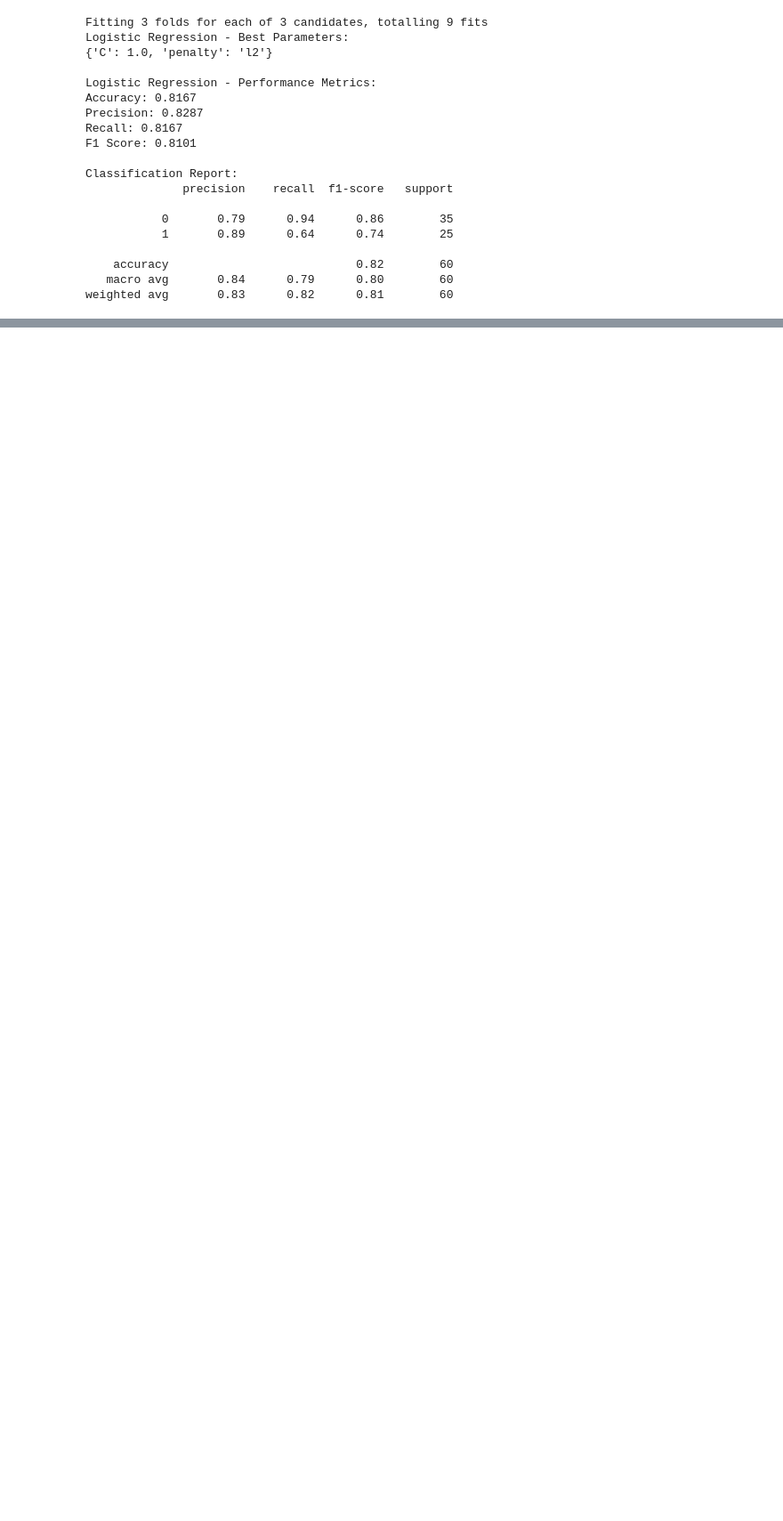
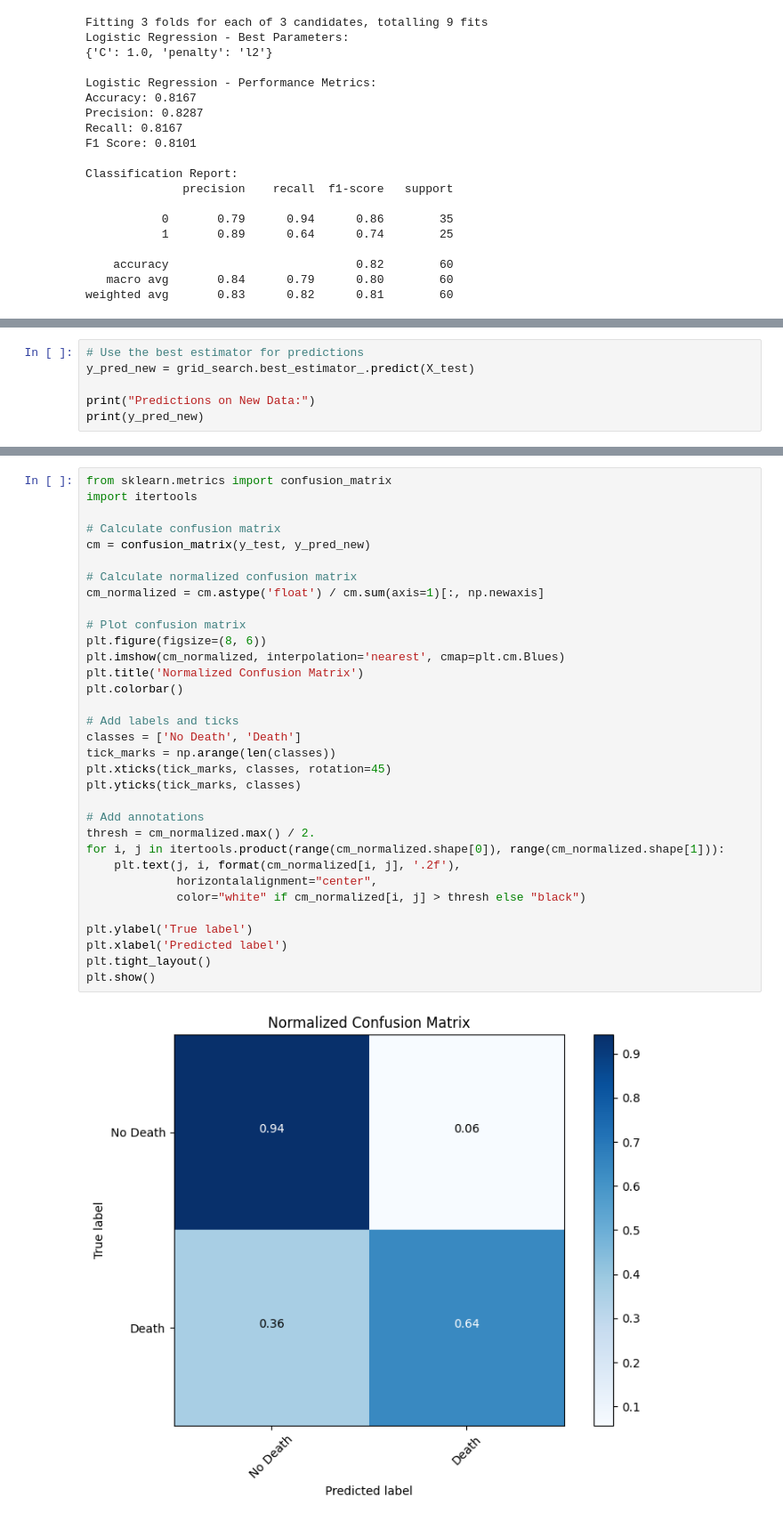
Before and after one commit to klbailey/ADA, a Jupyter notebook: Healthcare_and_Medical_Research_Final_Project.ipynb, the cells around one changed output, grey strips where cells are left out. Shown at 89% size. Drawn from its saved outputs; the diff is of its cells as text; blank space fills up the shorter version.

```diff
--- a/Healthcare_and_Medical_Research_Final_Project.ipynb
+++ b/Healthcare_and_Medical_Research_Final_Project.ipynb
@@ -709,0 +698,6 @@ plt.show()
+# %%
+# Use the best estimator for predictions
+y_pred_new = grid_search.best_estimator_.predict(X_test)
+
+print("Predictions on New Data:")
+print(y_pred_new)
@@ -709,0 +710,35 @@ plt.show()
+# %%
+from sklearn.metrics import confusion_matrix
+import itertools
+
+# Calculate confusion matrix
+cm = confusion_matrix(y_test, y_pred_new)
+
+# Calculate normalized confusion matrix
+cm_normalized = cm.astype('float') / cm.sum(axis=1)[:, np.newaxis]
+
+# Plot confusion matrix
+plt.figure(figsize=(8, 6))
+plt.imshow(cm_normalized, interpolation='nearest', cmap=plt.cm.Blues)
+plt.title('Normalized Confusion Matrix')
+plt.colorbar()
+
+# Add labels and ticks
+classes = ['No Death', 'Death']
+tick_marks = np.arange(len(classes))
+plt.xticks(tick_marks, classes, rotation=45)
+plt.yticks(tick_marks, classes)
+
+# Add annotations
+thresh = cm_normalized.max() / 2.
+for i, j in itertools.product(range(cm_normalized.shape[0]), range(cm_normalized.shape[1])):
+    plt.text(j, i, format(cm_normalized[i, j], '.2f'),
+             horizontalalignment="center",
+             color="white" if cm_normalized[i, j] > thresh else "black")
+
+plt.ylabel('True label')
+plt.xlabel('Predicted label')
+plt.tight_layout()
+plt.show()
+# %% [output]
+[figure, added]
```
Also changed, not shown: parts of 13 cells of this notebook.
